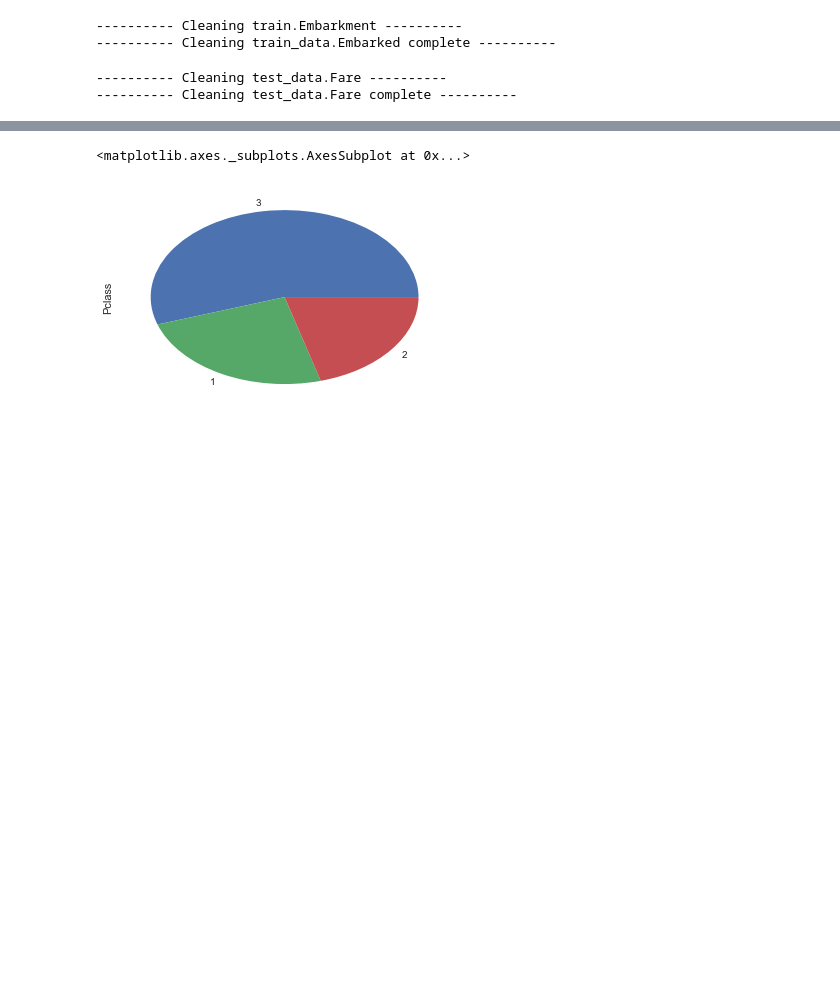
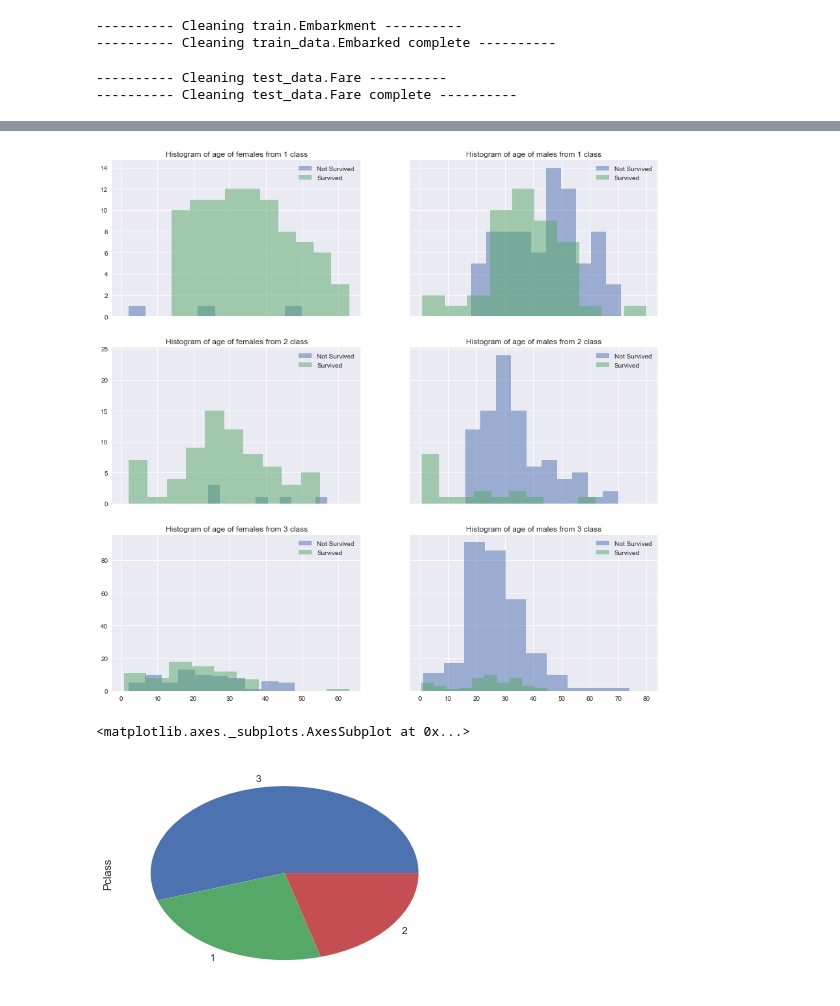
Before and after one commit to MateuszKonopelski/Kaggle, a Jupyter notebook: Project1_Titanic/Titanic_code.ipynb, the cells around one changed output, grey strips where cells are left out. Cells and saved outputs as stored; diff of their text form; code cells hidden in the pictures; blank space fills up the shorter version.

```diff
--- a/Project1_Titanic/Titanic_code.ipynb
+++ b/Project1_Titanic/Titanic_code.ipynb
@@ -269,3 +290,14 @@ ax[2].hist(train_data.query('Survived == 0 & Pclass == 3')['Age'], alpha=0.5, hi
+# %%
+fig, ax = plt.subplots(3, 2,figsize=(15, 15), sharex='col', sharey='row')
+for pclass in range(3):
+    for gender in ['female', 'male']:
+        for survived in range(2):
+            ax[pclass, gender_func(gender)].hist(train_data.query('Survived == @survived & Sex == @gender & Pclass == @pclass + 1')['Age'],
+                                                 alpha=0.5, histtype='stepfilled', label=survived_func(survived))#, density=True)
+            ax[pclass, gender_func(gender)].legend()
+            ax[pclass, gender_func(gender)].set(title='Histogram of age of {0}s from {1} class'.format(gender, pclass + 1))
+# %% [output]
+[figure, added]
 # %%
 train_data['Pclass'].value_counts().plot(kind='pie')
 #train_data['Pclass'].plot(kind='pie')
```
Also changed, not shown: parts of 8 cells of this notebook.
